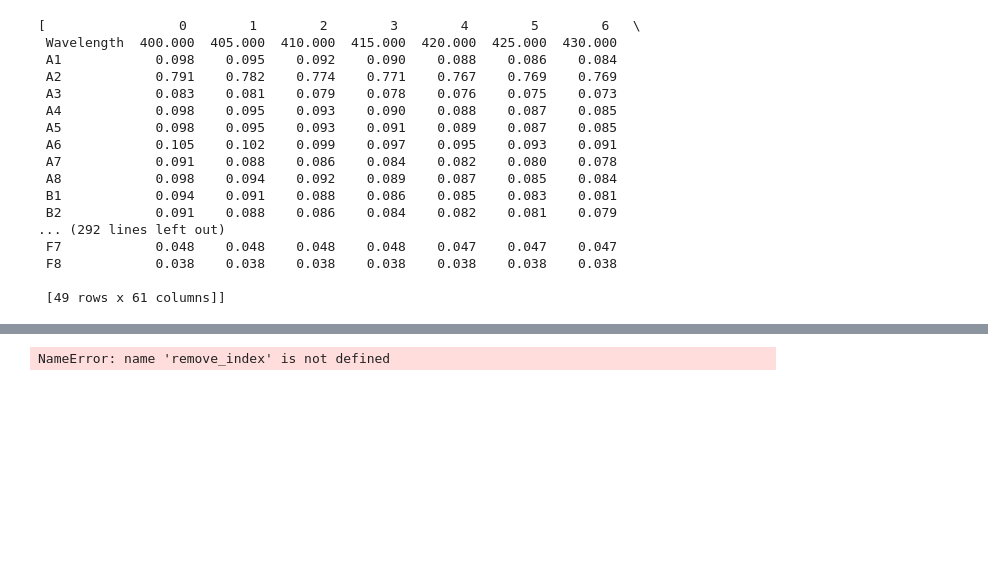
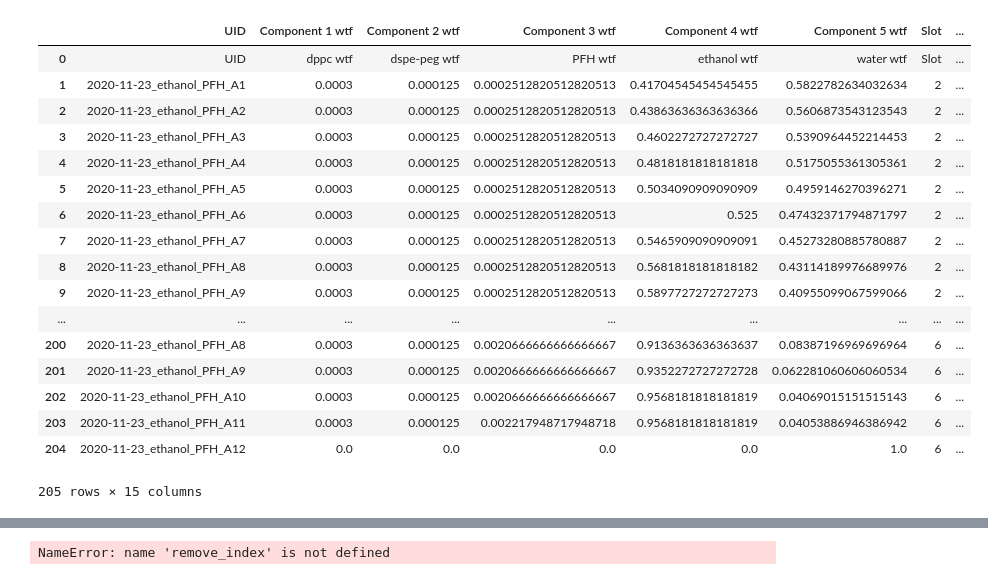
Before and after one commit to pozzo-research-group/OT2Protocols, a Jupyter notebook: ot2protocol/Ouzo_OT2_Sampling/Plate Reader UVVis Processing_final-Copy1.ipynb, the cells around one changed output, grey strips where cells are left out. Drawn from its saved outputs; the diff is of its cells as text; code cells hidden in the pictures; blank space fills up the shorter version.

```diff
--- a/ot2protocol/Ouzo_OT2_Sampling/Plate Reader UVVis Processing_final-Copy1.ipynb
+++ b/ot2protocol/Ouzo_OT2_Sampling/Plate Reader UVVis Processing_final-Copy1.ipynb
@@ -80,29 +79,10 @@ def remove_visual_outliers(x, y, z, z_score_threshold = 3):
 # what happens with overflow or undefined data???
 # %%
 # Load all things needed in this case
-sample_info = pd.read_csv(r"C:\Users\Edwin\Desktop\11_11_20\experiment_info") # make it find the blank position from sample_info
-plate_names = ['Sheet1','Sheet2']
-plate_dfs = extract_plates(r"C:\Users\Edwin\Desktop\11_11_20\11_11_2020_Plate1.xlsx", plate_names) # can edit/remove wells accidently measured etc, but really should be done at excel level
+sample_info = pd.read_csv(r"C:\Users\Edwin\Desktop\Ouzo Runs\11_17_2020\experiment_info") # make it find the blank position from sample_info
+plate_names = ['Sheet1','Sheet2', 'Sheet3']
+plate_dfs = extract_plates(r"C:\Users\Edwin\Desktop\Ouzo Runs\11_17_2020\11_17_2020_Plate123.xlsx", plate_names) # can edit/remove wells accidently measured etc, but really should be done at excel level
 merged_df = merge_wavelength_dfs(plate_dfs)
-plate_dfs
-# %% [output]
-[                 0        1        2        3        4        5        6   \
- Wavelength  400.000  405.000  410.000  415.000  420.000  425.000  430.000
- A1            0.098    0.095    0.092    0.090    0.088    0.086    0.084
- A2            0.791    0.782    0.774    0.771    0.767    0.769    0.769
- A3            0.083    0.081    0.079    0.078    0.076    0.075    0.073
- A4            0.098    0.095    0.093    0.090    0.088    0.087    0.085
- A5            0.098    0.095    0.093    0.091    0.089    0.087    0.085
- A6            0.105    0.102    0.099    0.097    0.095    0.093    0.091
- A7            0.091    0.088    0.086    0.084    0.082    0.080    0.078
- A8            0.098    0.094    0.092    0.089    0.087    0.085    0.084
- B1            0.094    0.091    0.088    0.086    0.085    0.083    0.081
- B2            0.091    0.088    0.086    0.084    0.082    0.081    0.079
-... (292 lines left out)
- F7            0.048    0.048    0.048    0.048    0.047    0.047    0.047
- F8            0.038    0.038    0.038    0.038    0.038    0.038    0.038
-
- [49 rows x 61 columns]]
 # %%
 # baseline and combine
 baseline_series = merged_df.iloc[-1]
@@ -111,3 +93,25 @@ combined_df = add_abs_to_sample_info(sample_info, merged_baselined_df)
+# %%
+test_open = pd.read_csv(r'C:\Users\Edwin\Desktop\test_data\test_df')
+test_open
+# %% [output]
+|  | UID | Component 1 wtf | Component 2 wtf | Component 3 wtf | Component 4 wtf | Component 5 wtf | Slot | ... |
+| 0 | UID | dppc wtf | dspe-peg wtf | PFH wtf | ethanol wtf | water wtf | Slot | ... |
+| 1 | 2020-11-23_ethanol_PFH_A1 | 0.0003 | 0.000125 | 0.0002512820512820513 | 0.41704545454545455 | 0.5822782634032634 | 2 | ... |
+| 2 | 2020-11-23_ethanol_PFH_A2 | 0.0003 | 0.000125 | 0.0002512820512820513 | 0.43863636363636366 | 0.5606873543123543 | 2 | ... |
+| 3 | 2020-11-23_ethanol_PFH_A3 | 0.0003 | 0.000125 | 0.0002512820512820513 | 0.4602272727272727 | 0.5390964452214453 | 2 | ... |
+| 4 | 2020-11-23_ethanol_PFH_A4 | 0.0003 | 0.000125 | 0.0002512820512820513 | 0.4818181818181818 | 0.5175055361305361 | 2 | ... |
+| 5 | 2020-11-23_ethanol_PFH_A5 | 0.0003 | 0.000125 | 0.0002512820512820513 | 0.5034090909090909 | 0.4959146270396271 | 2 | ... |
+| 6 | 2020-11-23_ethanol_PFH_A6 | 0.0003 | 0.000125 | 0.0002512820512820513 | 0.525 | 0.47432371794871797 | 2 | ... |
+| 7 | 2020-11-23_ethanol_PFH_A7 | 0.0003 | 0.000125 | 0.0002512820512820513 | 0.5465909090909091 | 0.45273280885780887 | 2 | ... |
+| 8 | 2020-11-23_ethanol_PFH_A8 | 0.0003 | 0.000125 | 0.0002512820512820513 | 0.5681818181818182 | 0.43114189976689976 | 2 | ... |
+| 9 | 2020-11-23_ethanol_PFH_A9 | 0.0003 | 0.000125 | 0.0002512820512820513 | 0.5897727272727273 | 0.40955099067599066 | 2 | ... |
+| ... | ... | ... | ... | ... | ... | ... | ... | ... |
+| 200 | 2020-11-23_ethanol_PFH_A8 | 0.0003 | 0.000125 | 0.0020666666666666667 | 0.9136363636363637 | 0.08387196969696964 | 6 | ... |
+| 201 | 2020-11-23_ethanol_PFH_A9 | 0.0003 | 0.000125 | 0.0020666666666666667 | 0.9352272727272728 | 0.062281060606060534 | 6 | ... |
+| 202 | 2020-11-23_ethanol_PFH_A10 | 0.0003 | 0.000125 | 0.0020666666666666667 | 0.9568181818181819 | 0.04069015151515143 | 6 | ... |
+| 203 | 2020-11-23_ethanol_PFH_A11 | 0.0003 | 0.000125 | 0.002217948717948718 | 0.9568181818181819 | 0.04053886946386942 | 6 | ... |
+| 204 | 2020-11-23_ethanol_PFH_A12 | 0.0 | 0.0 | 0.0 | 0.0 | 1.0 | 6 | ... |
+205 rows × 15 columns
 # %%
 # extract data by dict method of df calling series
 wavelength = '400.0nm'
```
Also changed, not shown: parts of 13 cells of this notebook, 2 other files.
